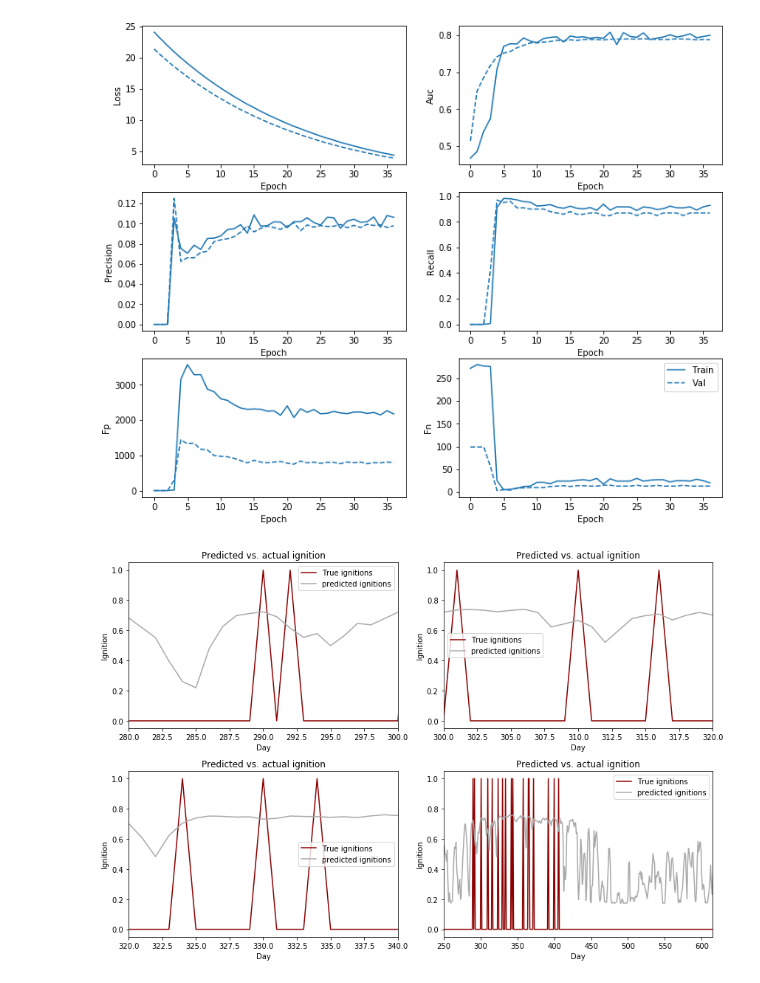
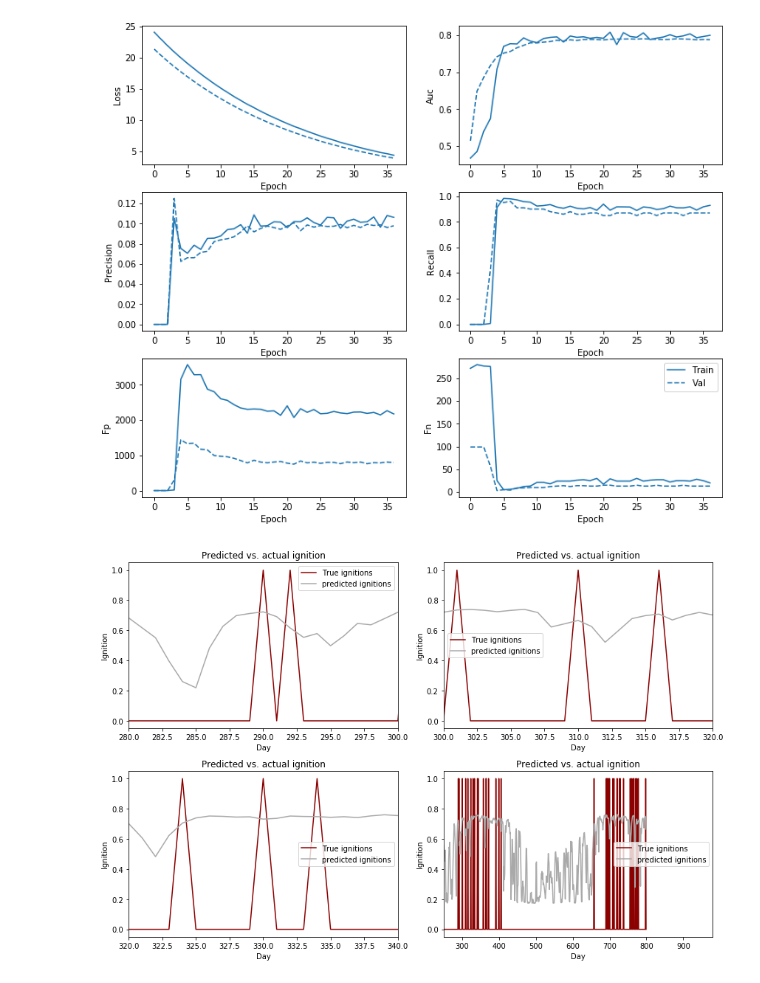
Before and after one commit to aristyogresearch/wildfire, a Jupyter notebook: notebooks/keras_LSTM_skopt_one_spatial_bin.ipynb, the cells around one changed output. Saved outputs shown, nothing was run; the diff lists cells and outputs as text; code cells hidden in the pictures.

```diff
--- a/notebooks/keras_LSTM_skopt_one_spatial_bin.ipynb
+++ b/notebooks/keras_LSTM_skopt_one_spatial_bin.ipynb
@@ -903,32 +903,32 @@ plt.plot(
 
 plt.xlabel('Day')
 plt.ylabel('Ignition')
 plt.title('Predicted vs. actual ignition')
 plt.legend()
 plt.xlim(320,340)
 
 plt.subplot(2, 2, 4)
 
 plt.plot(
     range(len(y_testing)),
     y_testing,
     color = "darkred",
     label = 'True ignitions'
 )
 plt.plot(
     range(len(y_testing)),
     predictions,
     color = "darkgray",
     label = 'predicted ignitions'
 )
 
 plt.xlabel('Day')
 plt.ylabel('Ignition')
 plt.title('Predicted vs. actual ignition')
 plt.legend()
-plt.xlim(250,(250+365))
+plt.xlim(250,(250+(365*2)))
 
 plt.tight_layout()
 plt.show()
 # %% [output]
-[figure, old version]
+[figure, new version]
```
Also changed, not shown: 4 other files.
